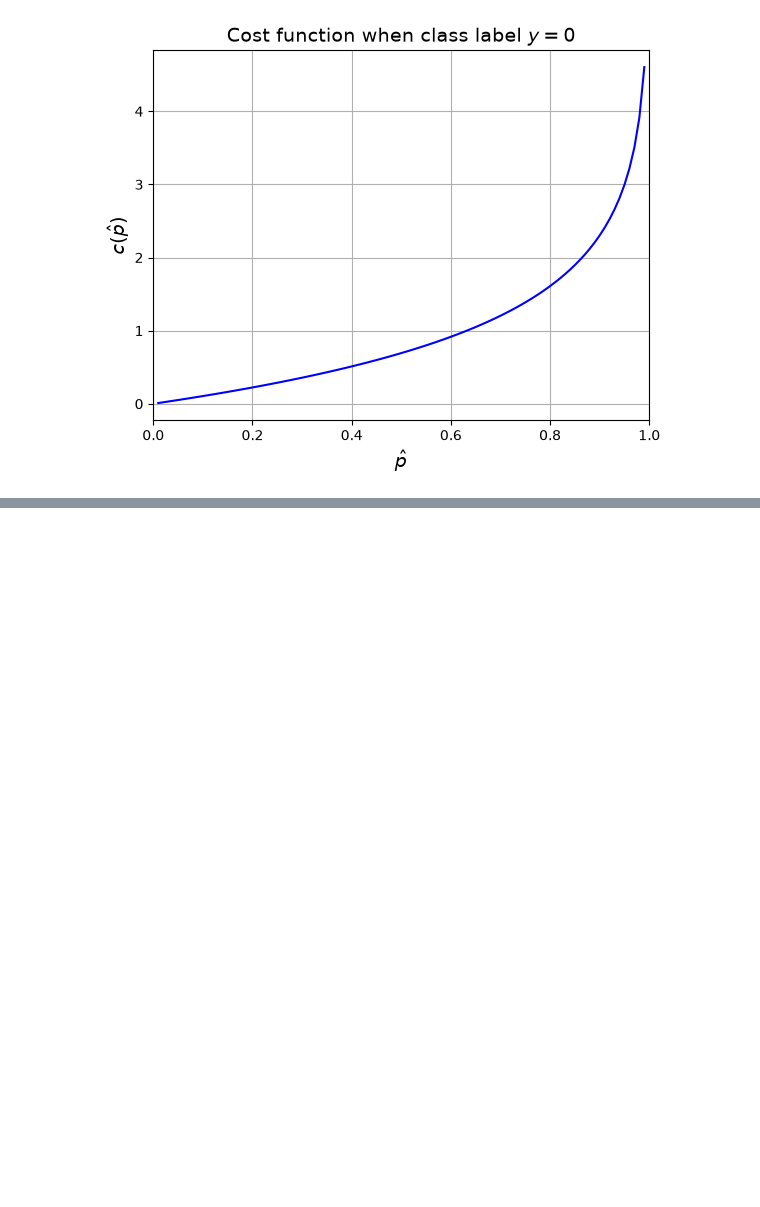
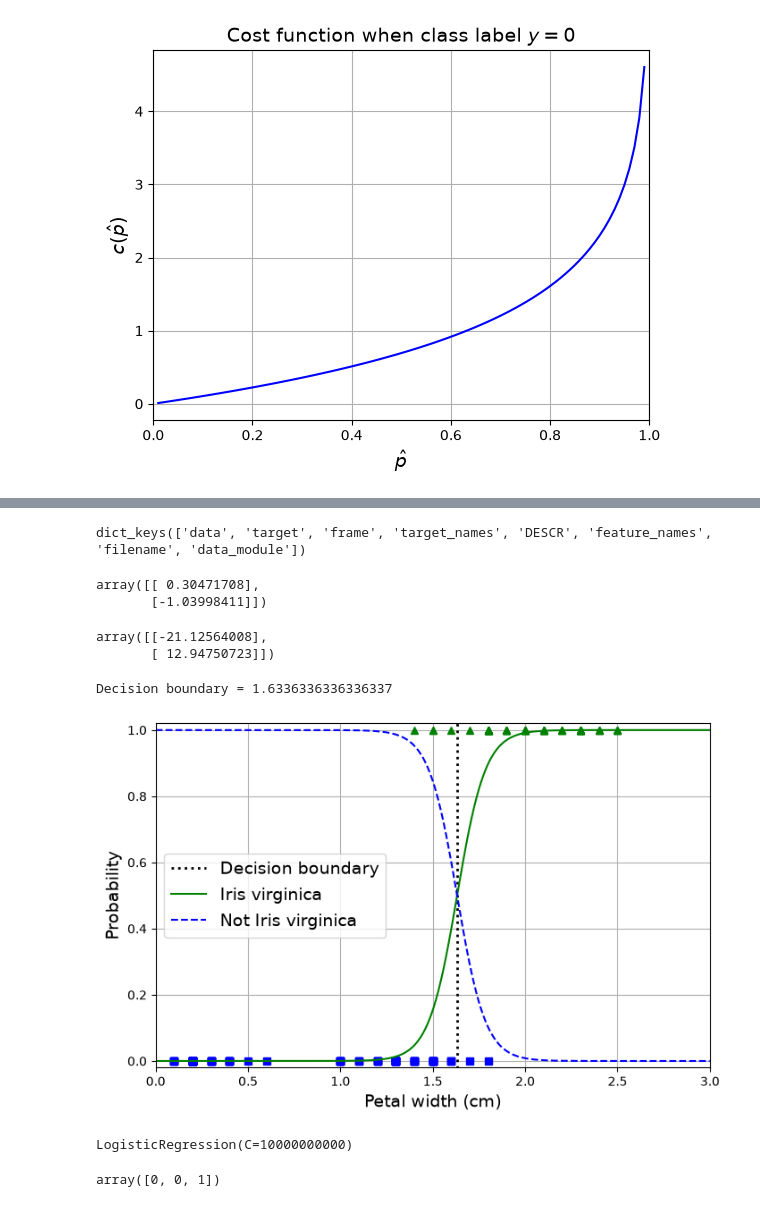
Before and after one commit to Cesarsith25/Unimodelo_IA, a Jupyter notebook: 06_Logistic_Regression.ipynb, the cells around one changed output, grey strips where cells are left out. Drawn from its saved outputs; the diff is of its cells as text; code cells hidden in the pictures; blank space fills up the shorter version.

```diff
--- a/06_Logistic_Regression.ipynb
+++ b/06_Logistic_Regression.ipynb
@@ -72,0 +113,4 @@ plt.show()
+# %%
+iris.keys()
+# %% [output]
+dict_keys(['data', 'target', 'frame', 'target_names', 'DESCR', 'feature_names', 'filename', 'data_module'])
@@ -72,0 +126,46 @@ plt.show()
+# %%
+m = X.shape[0]
+eta = 10
+n_epochs = 10000
+# %%
+rng = np.random.default_rng(seed=42)
+# %%
+theta = rng.standard_normal((2, 1))
+theta
+# %% [output]
+array([[ 0.30471708],
+       [-1.03998411]])
+# %%
+for i in range(n_epochs):
+    gradients = 1/m * X_b.T @ (sigmoid(X_b@theta) - y)
+    theta = theta - eta * gradients
+
+theta
+# %% [output]
+array([[-21.12564008],
+       [ 12.94750723]])
+# %%
+X_new = np.linspace(0, 3, 1000)[:, np.newaxis]
+X_new_b = add_dummy_feature(X_new)
+y_proba = sigmoid(X_new_b @ theta)
+
+decision_boundary = X_new[y_proba >= 0.5][0]
+print(f'Decision boundary = {decision_boundary}')
+
+plt.figure(figsize=(8, 5))
+plt.plot(X[y==0], y[y==0], 'bs')
+plt.plot(X[y==1], y[y==1], 'g^')
+plt.plot([decision_boundary, decision_boundary], [-1, 2], 'k:', linewidth=2, label='Decision boundary')
+
+plt.plot(X_new, y_proba, 'g-', label='Iris virginica')
+plt.plot(X_new, 1-y_proba, 'b--', label='Not Iris virginica')
+
+plt.xlabel('Petal width (cm)')
+plt.ylabel('Probability')
+plt.legend(loc='center left')
+plt.axis([0, 3, -0.02, 1.02])
+plt.grid(True)
+plt.show()
+# %% [output]
+Decision boundary = 1.6336336336336337
+[figure, added]
@@ -72,0 +174,9 @@ plt.show()
+# %%
+model = LogisticRegression(C=10**10)
+model.fit(X, y.ravel())
+# %% [output]
+LogisticRegression(C=10000000000)
+# %%
+model.predict([[0.8], [1.5], [1.8]])
+# %% [output]
+array([0, 0, 1])
```
Also changed, not shown: parts of 14 cells of this notebook, 6 other files.
